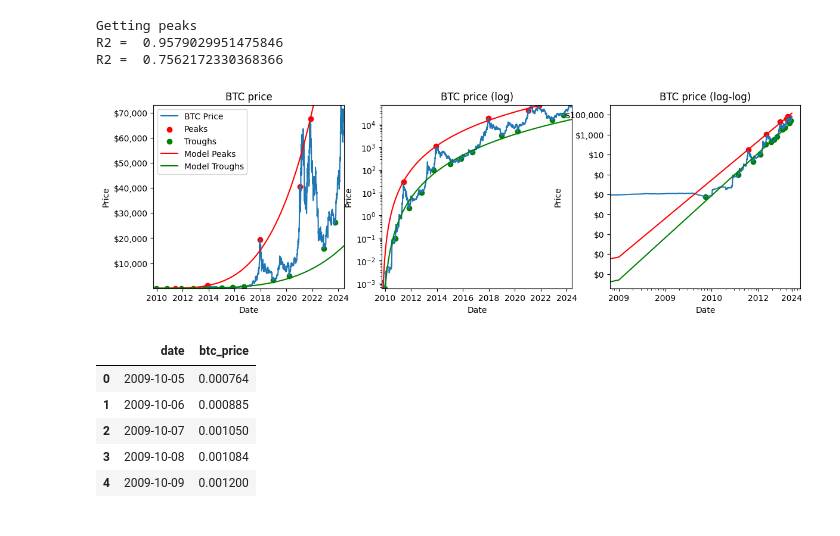
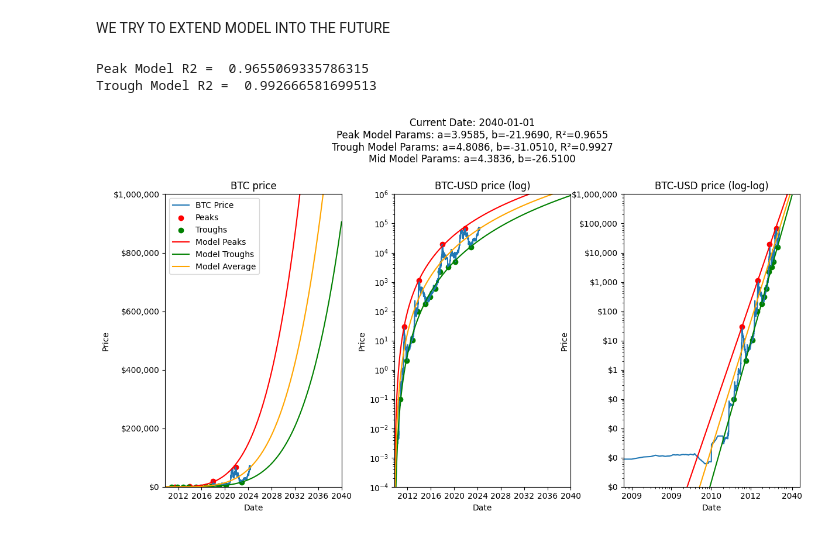
Before and after one commit to AlfaBlok/swanhunt, a Jupyter notebook: btc_price_models/new_btc_models.ipynb, the cells around one changed output. Cells and saved outputs as stored; diff of their text form; code cells hidden in the pictures.

```diff
--- a/btc_price_models/new_btc_models.ipynb
+++ b/btc_price_models/new_btc_models.ipynb
@@ -42,6 +42,3 @@ def load_data(symbol, start_date=None):
         full_data['btc_price'] = full_data['btc_price'] * 10
 
     return full_data
-# %%
-historical_data = load_data('BTC-USD')
-historical_data.head()
@@ -210,39 +241,45 @@ def get_power_law_model(full_data, samples):
+# %% [markdown]
+WE TRY TO EXTEND MODEL INTO THE FUTURE
+# %%
+def extend_data(full_data,final_year_model_prediction = 2040):
+    final_date = pd.to_datetime(f'01-01-{final_year_model_prediction}')
+    # we extend full_data to finish at final_date, creating a new row for each day. BTC price is NaN for these rows
+    full_data = full_data.set_index('date')
+    full_data = full_data.reindex(pd.date_range(full_data.index.min(), final_date, freq='D'))
+    # we convert the index to a column
+    full_data = full_data.reset_index()
+    full_data.columns = ['date', 'btc_price']
+    # full_data = full_data.reset_index(drop=False, inplace=True)
+    return full_data
 # %%
-
+symbol = 'BTC-USD'
+min_date_model = '2010-01-01'
+final_year_model_prediction = 2040
 d_days = 300
-threshold = 0.51
+d_days2 = 300
+threshold = 0.45
 full_data = historical_data.copy()
-# full_data = full_data.drop_duplicates('date')
 full_data = full_data.drop_duplicates('date')
 full_data = full_data[['date', 'btc_price']]
-full_data = full_data.reset_index(drop=True)
+full_data = extend_data(full_data, final_year_model_prediction) if final_year_model_prediction else full_data
+
+min_y = 1e-4
+max_y = 1e6
+
+current_date = full_data['date'].max()
 
 
-peaks, clean_peaks = get_peaks(full_data, d_days, threshold)
-troughs, clean_troughs = get_troughs(full_data, d_days, threshold)
-peak_model, peak_r2 = get_power_law_model(full_data, clean_peaks)
-# print('Peak model:', peak_model)
-trough_model, trough_r2 = get_power_law_model(full_data, clean_troughs)
-# print('Trough model:', trough_model)
-fig, ax = get_frame_plot(full_data, clean_peaks, clean_troughs, peak_model, trough_model)
+min_date_model = '2010-01-01'
+peaks, clean_peaks = get_peaks(full_data, d_days, threshold, d_days2, min_date)
+troughs, clean_troughs = get_troughs(full_data, d_days, threshold, min_date)
+peak_model_prices, peak_model_params, peak_r2 = get_power_law_model(full_data, clean_peaks, 'Peak Model')
+trough_model_prices, trough_model_params, trough_r2 = get_power_law_model(full_data, clean_troughs, 'Trough Model')
+average_model_params = (peak_model_params + trough_model_params) / 2
+average_model_prices = np.exp(average_model_params[1]) * full_data.index**average_model_params[0]
+
+fig, ax = get_frame_plot(full_data, clean_peaks, clean_troughs, peak_model_prices, trough_model_prices, average_model_prices, min_y, max_y, symbol, peak_model_params, trough_model_params, average_model_params, peak_r2, trough_r2, current_date)
 plt.show()
 # %% [output]
-Getting peaks
-R2 =  0.9579029951475846
-R2 =  0.7562172330368366
+Peak Model R2 =  0.9655069335786315
+Trough Model R2 =  0.992666581699513
-[figure, old version]
+[figure, new version]
-# %%
-# we remove duplicates from full_data
-full_data = historical_data.copy()
-# full_data = full_data.drop_duplicates('date')
-full_data = full_data.drop_duplicates('date')
-full_data = full_data[['date', 'btc_price']]
-full_data = full_data.reset_index(drop=True)
-full_data.head()
-# %% [output]
-|  | date | btc_price |
-| 0 | 2009-10-05 | 0.000764 |
-| 1 | 2009-10-06 | 0.000885 |
-| 2 | 2009-10-07 | 0.001050 |
-| 3 | 2009-10-08 | 0.001084 |
-| 4 | 2009-10-09 | 0.001200 |
```
Also changed, not shown: parts of 7 cells of this notebook, 1 other file.
